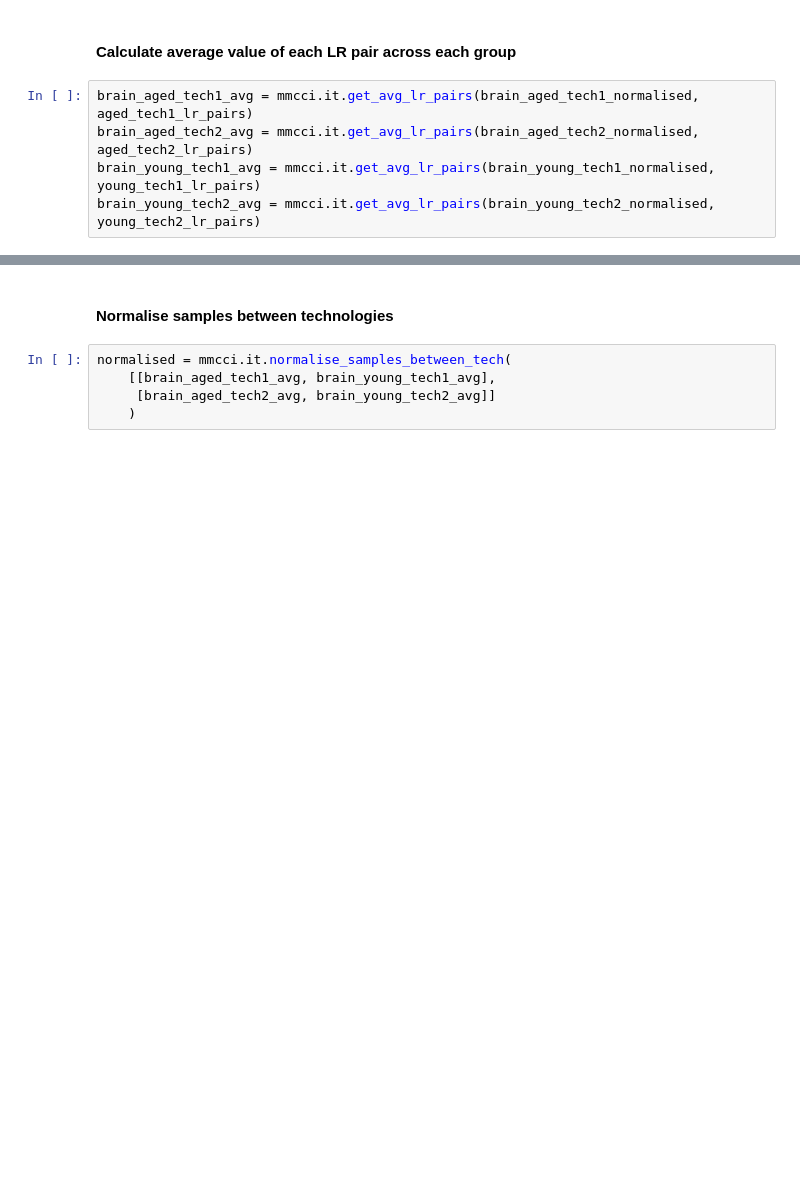
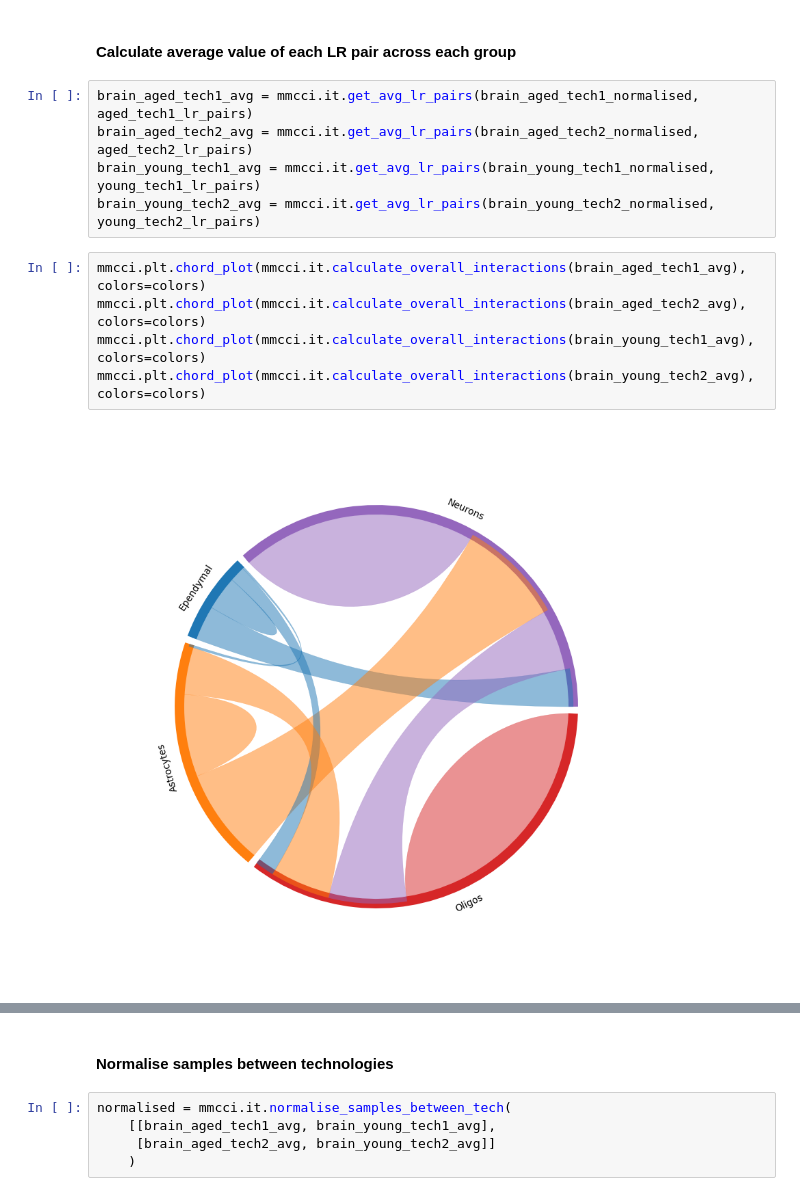
Before and after one commit to BiomedicalMachineLearning/MultimodalCCI, a Jupyter notebook: examples/brain_aging_integration.ipynb, the cells around one changed output, grey strips where cells are left out. Saved outputs shown, nothing was run; the diff lists cells and outputs as text; blank space fills up the shorter version.

```diff
--- a/examples/brain_aging_integration.ipynb
+++ b/examples/brain_aging_integration.ipynb
@@ -58,3 +79,10 @@ brain_aged_tech1_avg = mmcci.it.get_avg_lr_pairs(brain_aged_tech1_normalised, ag
 brain_aged_tech2_avg = mmcci.it.get_avg_lr_pairs(brain_aged_tech2_normalised, aged_tech2_lr_pairs)
 brain_young_tech1_avg = mmcci.it.get_avg_lr_pairs(brain_young_tech1_normalised, young_tech1_lr_pairs)
 brain_young_tech2_avg = mmcci.it.get_avg_lr_pairs(brain_young_tech2_normalised, young_tech2_lr_pairs)
+# %%
+mmcci.plt.chord_plot(mmcci.it.calculate_overall_interactions(brain_aged_tech1_avg), colors=colors)
+mmcci.plt.chord_plot(mmcci.it.calculate_overall_interactions(brain_aged_tech2_avg), colors=colors)
+mmcci.plt.chord_plot(mmcci.it.calculate_overall_interactions(brain_young_tech1_avg), colors=colors)
+mmcci.plt.chord_plot(mmcci.it.calculate_overall_interactions(brain_young_tech2_avg), colors=colors)
+# %% [output]
+[figure, added]
```
Also changed, not shown: parts of 5 cells of this notebook, 9 other files.
